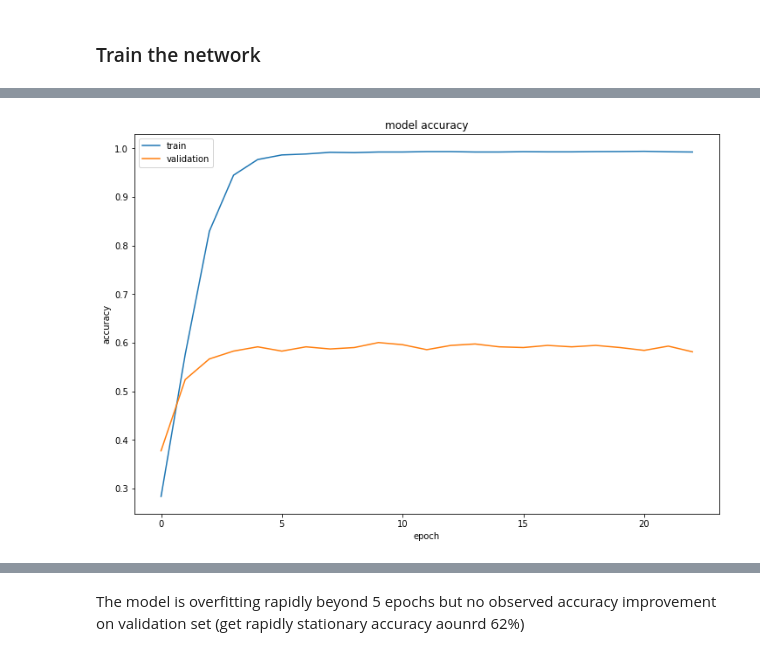
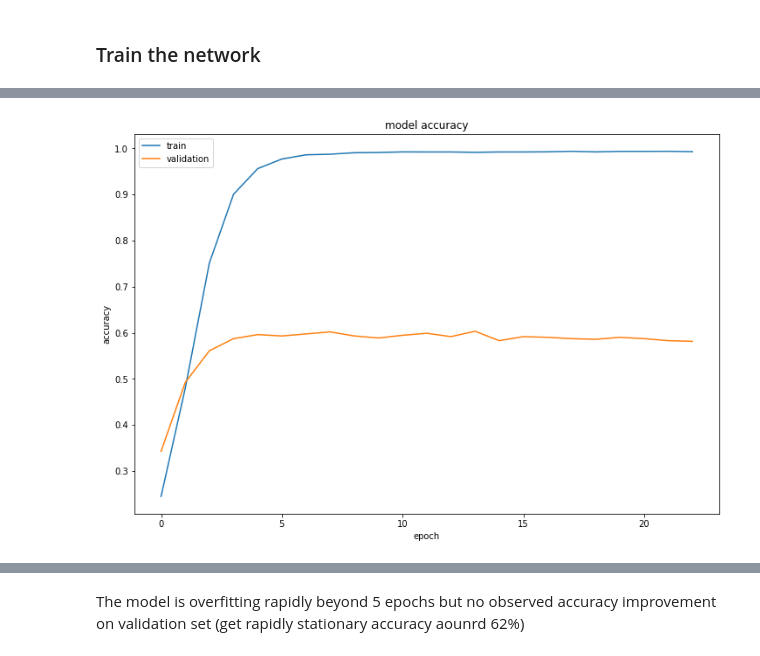
Before and after one commit to jhuu32/CES, a Jupyter notebook: notebooks/deep_learning/deep_learning_DNN_with_custom_embedding.ipynb, the cells around one changed output, grey strips where cells are left out. Drawn from its saved outputs; the diff is of its cells as text; code cells hidden in the pictures.

```diff
--- a/notebooks/deep_learning/deep_learning_DNN_with_custom_embedding.ipynb
+++ b/notebooks/deep_learning/deep_learning_DNN_with_custom_embedding.ipynb
@@ -16,7 +20,7 @@ num_classes = 51
 patience=20
 vocabulary_size = 10000
 sequence_length = 30
-hidden_dims = 200
+hidden_dims = 100
 embedding_out_dims = 300
 dropout_rate=0.2
 num_epochs= 100
@@ -167,9 +120,8 @@ def plot_confusion_matrix(cm, classes,
 # %%
 %matplotlib inline
-
-plot_keras_model_learning_curve(model.history)
+vizu.plot_keras_model_learning_curve(model.history)
 # %% [output]
-[figure, old version]
+[figure, new version]
 # %%
 import sklearn
 from sklearn.metrics import confusion_matrix
```
Also changed, not shown: parts of 6 cells of this notebook, 4 other files.
